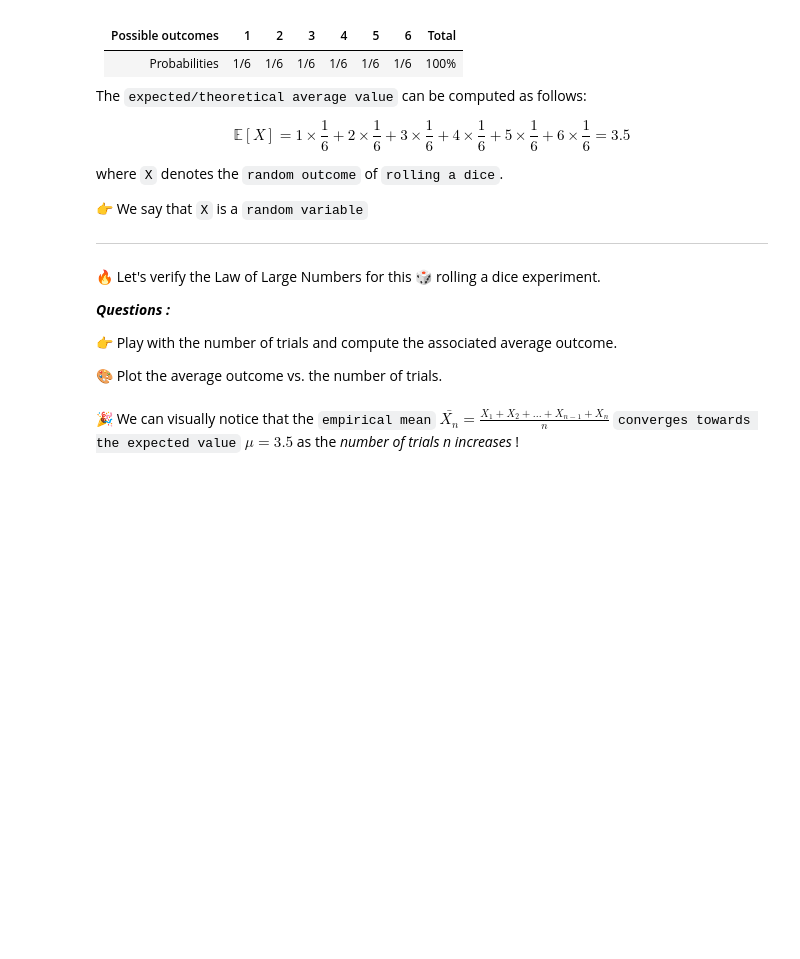
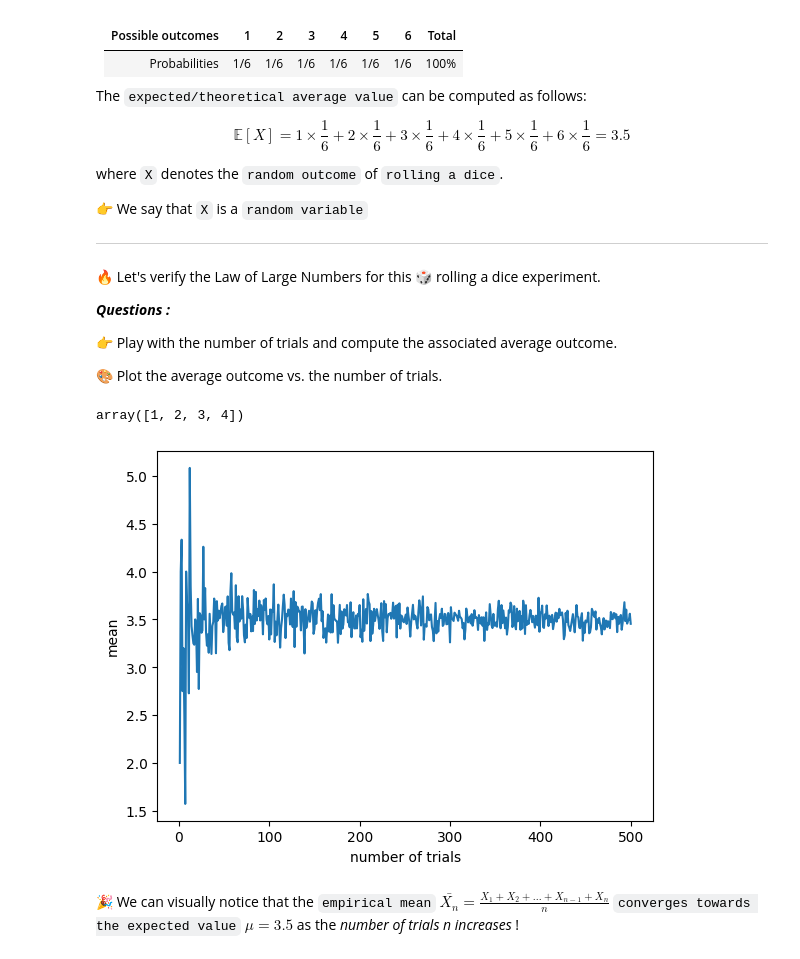
Before and after one commit to ParissaPeimaniyfard/data-law-of-large-numbers, a Jupyter notebook: law_of_large_numbers.ipynb, the cells around one changed output. Cells and saved outputs as stored; diff of their text form; code cells hidden in the pictures; folded sections open; blank space fills up the shorter version.

```diff
--- a/law_of_large_numbers.ipynb
+++ b/law_of_large_numbers.ipynb
@@ -101,8 +101,22 @@ where `X` denotes the `random outcome` of `rolling a dice`.
 👉 Play with the number of trials and compute the associated average outcome.
 
 🎨 Plot the average outcome vs. the number of trials.
+# %%
+A=np.linspace(1,4,4).astype(int)
+A
+# %% [output]
+array([1, 2, 3, 4])
 # %%
-# YOUR CODE HERE
+def roll(size):
+    A=np.linspace(1,size,size).astype(int)
+    outcomes= [(np.random.randint(1,6+1,size=n)).mean() for n in A]
+    plt.plot(A,outcomes)
+    plt.xlabel ('number of trials')
+    plt.ylabel('mean')
+
+roll (500)
+# %% [output]
+[figure, added]
 # %% [markdown]
 🎉 We can visually notice that the `empirical mean` $ \bar{X_n} = \frac{X_1 + X_2 + ... + X_{n-1} + X_n}{n}$ `converges towards the expected value` $ \mu = 3.5 $ as the *number of trials n increases* !
 # %% [markdown]
```
Also changed, not shown: parts of 5 cells of this notebook, 1 other file.
